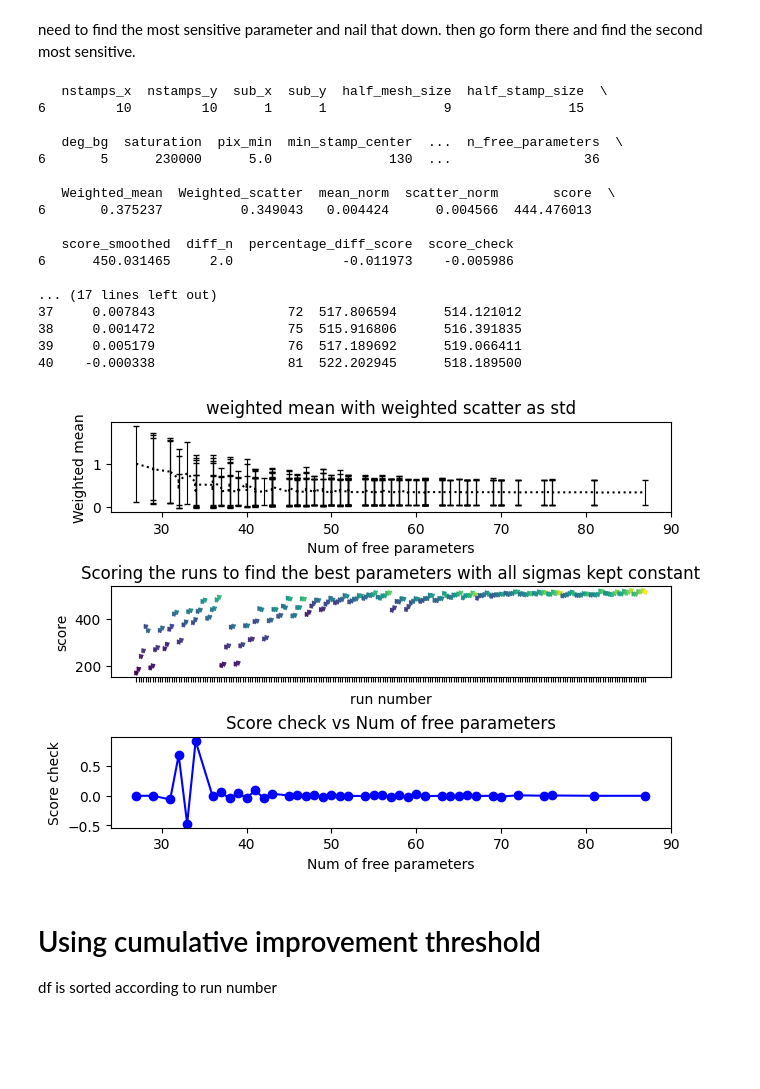
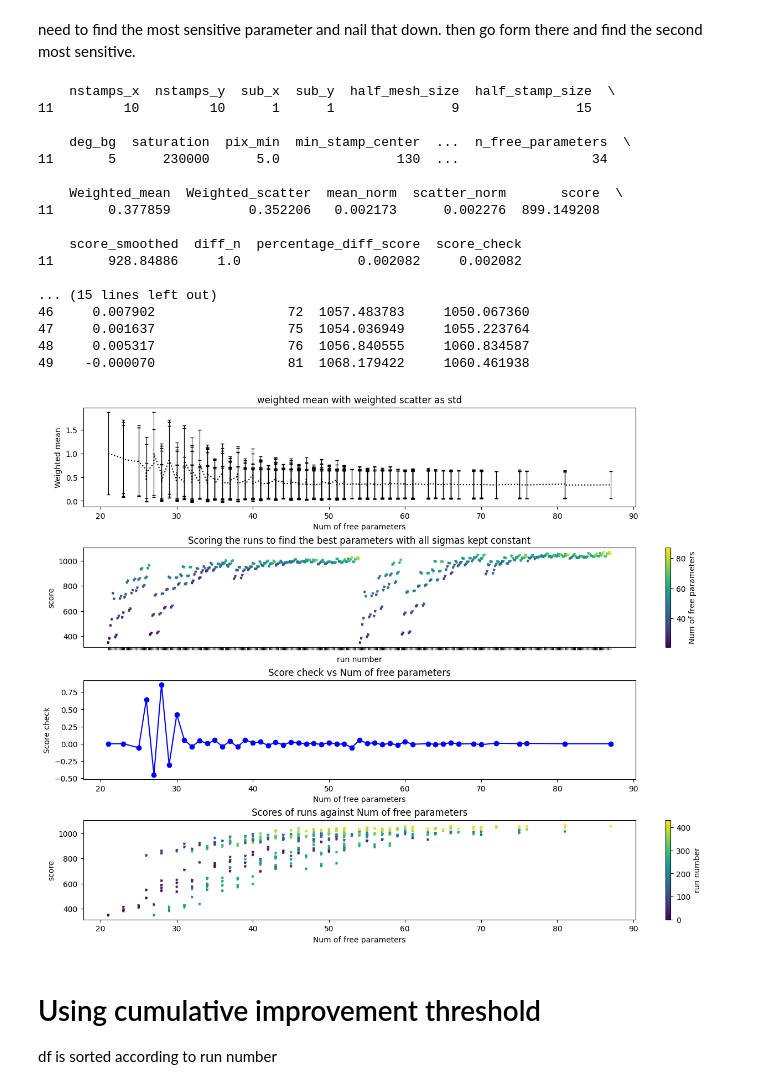
Before and after one commit to damianfrench/Physics-3rd-year-DIA-Lab, a Jupyter notebook: mean_scatter.ipynb, the cells around one changed output. Cells and saved outputs as stored; diff of their text form; code cells hidden in the pictures; blank space fills up the shorter version.

Commit message:
made plots good and added bg_deg=4 for comparison

```diff
--- a/mean_scatter.ipynb
+++ b/mean_scatter.ipynb
@@ -200,7 +200,7 @@ def add_free_parameters(config_df):
 
 
 
-Index=config_df[config_df['deg_bg']==5].index
+Index = config_df[(config_df['deg_bg'] == 4) | (config_df['deg_bg'] == 5)].index
 Weights_end_df=Weighted_df.loc[Index]
 config_end_df=config_df.loc[Index]
 
@@ -274,7 +274,7 @@ order=config_end_df['n_free_parameters'].sort_values().index
 config_sorted_end_df=config_end_df.loc[order]
 Weights_sorted_end_df=Weights_end_df.loc[order]
 
-fig,ax=plt.subplots(3,layout='constrained')
+fig,ax=plt.subplots(4,layout='constrained',figsize=(12,10))
 ax[0].set_xlabel('Num of free parameters')
 ax[0].set_ylabel('Weighted mean')
 ax[0].set_title('weighted mean with weighted scatter as std')
@@ -333,50 +333,67 @@ ax[2].set_ylabel('Score check')
 ax[2].set_title('Score check vs Num of free parameters')
 ax[2].plot(
     best_per_n['n_free_parameters'],
     best_per_n['score_check'],
     marker='o',
     linestyle='-',
     color='blue'
 )
 
 
-def Plotting_score(ax,df,color='black'):
-    x = df.index
+def Plotting_score(ax,df,color='black',param=None):
     viridis=plt.colormaps['viridis']
-    ax.scatter(
+
+    if param==None:
+        x = df.index
+        cs=ax.scatter(
         x, df['score'],
         marker='.',
         linestyle='dotted',cmap=viridis,
         c=df['n_free_parameters']
 )
+    else:
+        x=df['n_free_parameters']
+        cs=ax.scatter(
+        x, df['score'],
+        marker='.',
+        linestyle='dotted',cmap=viridis,
+        c=np.arange(len(df.index))
+)
+    plt.colorbar(cs,ax=ax,label='Num of free parameters' if param==None else 'run number')
+
 
 ax[1].set_xlabel('run number')
 ax[1].set_ylabel('score')
 ax[1].set_xticklabels([])
 ax[1].set_title('Scoring the runs to find the best parameters with all sigmas kept constant')
 
 Plotting_score(ax[1],config_plus_meanScatter_df_sorted)
+Plotting_score(ax[3],config_plus_meanScatter_df_sorted,param=True)
+ax[3].set_xlabel('Num of free parameters')
+ax[3].set_ylabel('score')
+ax[3].set_title('Scores of runs against Num of free parameters')
+
 # plt.colorbar(cmap='viridis',ax=ax[0])
 best=config_plus_meanScatter_df_sorted.loc[config_plus_meanScatter_df_sorted['score'].idxmax()]
 # %% [output]
-   nstamps_x  nstamps_y  sub_x  sub_y  half_mesh_size  half_stamp_size  \
-6         10         10      1      1               9               15
+    nstamps_x  nstamps_y  sub_x  sub_y  half_mesh_size  half_stamp_size  \
+11         10         10      1      1               9               15
 
-   deg_bg  saturation  pix_min  min_stamp_center  ...  n_free_parameters  \
-6       5      230000      5.0               130  ...                 36
+    deg_bg  saturation  pix_min  min_stamp_center  ...  n_free_parameters  \
+11       5      230000      5.0               130  ...                 34
 
-   Weighted_mean  Weighted_scatter  mean_norm  scatter_norm       score  \
-6       0.375237          0.349043   0.004424      0.004566  444.476013
+    Weighted_mean  Weighted_scatter  mean_norm  scatter_norm       score  \
+11       0.377859          0.352206   0.002173      0.002276  899.149208
 
-   score_smoothed  diff_n  percentage_diff_score  score_check
-6      450.031465     2.0              -0.011973    -0.005986
+    score_smoothed  diff_n  percentage_diff_score  score_check
+11       928.84886     1.0               0.002082     0.002082
 
-... (17 lines left out)
-37     0.007843                 72  517.806594      514.121012
-38     0.001472                 75  515.916806      516.391835
-39     0.005179                 76  517.189692      519.066411
-40    -0.000338                 81  522.202945      518.189500
+... (15 lines left out)
+46     0.007902                 72  1057.483783     1050.067360
+47     0.001637                 75  1054.036949     1055.223764
+48     0.005317                 76  1056.840555     1060.834587
+49    -0.000070                 81  1068.179422     1060.461938
-[figure, old version]
+[figure, new version]
 # %% [markdown]
 # Using cumulative improvement threshold
 
```
Also changed, not shown: parts of 3 cells of this notebook.
